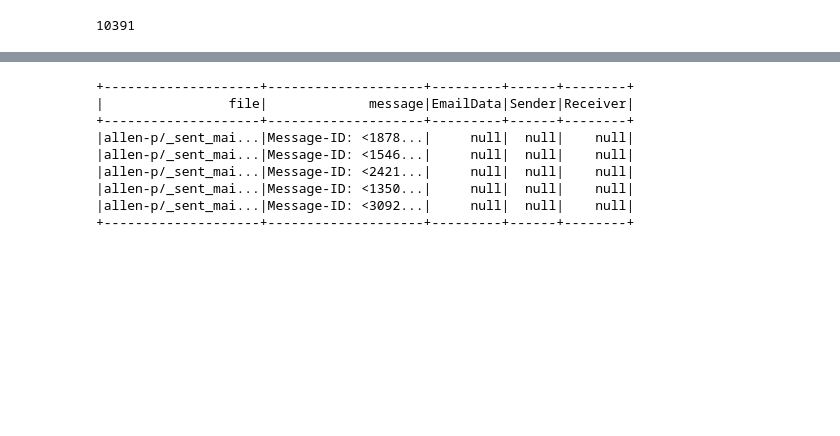
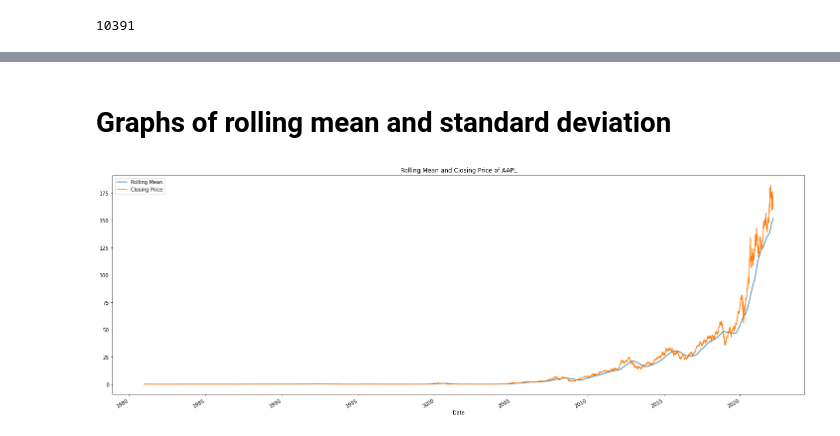
Before and after one commit to mj6meron/big-data-project, a Jupyter notebook: program.ipynb, the cells around one changed output, grey strips where cells are left out. Cells and saved outputs as stored; diff of their text form; code cells hidden in the pictures; blank space fills up the shorter version.

```diff
--- a/program.ipynb
+++ b/program.ipynb
@@ -173,41 +84,17 @@ df_pyspark.show(15)
-# %%
-from pyspark.sql.types import StructType, StructField, StringType
-from pyspark.sql.functions import udf
-
-# Define a UDF to parse email message and extract sender and receiver
-def parse_email_message(message):
-    e = email.message_from_string(message)
-    e = email.message_from_string(message)
-    sender = e.get('From')
-    reciever = e.get('To')
-    #print(f"Message: {message}")
-    #print(f"Sender: {sender}")
-    #print(f"Receiver: {reciever}")
-    #return (sender, reciever)
-
-# Define the schema for the struct type
-email_schema = StructType([
-    StructField('Sender', StringType(), True),
-    StructField('Receiver', StringType(), True)
-])
-
-# Convert the UDF to return a struct type
-parse_email_message_udf = udf(parse_email_message, email_schema)
-
-# Add columns for sender and receiver using the UDF
-df_pyspark = df_pyspark.withColumn('EmailData', parse_email_message_udf('message'))
-df_pyspark = df_pyspark.withColumn('Sender', df_pyspark['EmailData']['Sender'])
-df_pyspark = df_pyspark.withColumn('Receiver', df_pyspark['EmailData']['Receiver'])
-
-# Show the first few rows of the DataFrame
-df_pyspark.show(5)
-# %% [output]
-+--------------------+--------------------+---------+------+--------+
-|                file|             message|EmailData|Sender|Receiver|
-+--------------------+--------------------+---------+------+--------+
-|allen-p/_sent_mai...|Message-ID: <1878...|     null|  null|    null|
-|allen-p/_sent_mai...|Message-ID: <1546...|     null|  null|    null|
-|allen-p/_sent_mai...|Message-ID: <2421...|     null|  null|    null|
-|allen-p/_sent_mai...|Message-ID: <1350...|     null|  null|    null|
-|allen-p/_sent_mai...|Message-ID: <3092...|     null|  null|    null|
-+--------------------+--------------------+---------+------+--------+
+# %% [markdown]
+# Graphs of rolling mean and standard deviation
+# %%
+# Set the date column as the index for the Pandas DataFrame
+pdf.set_index('Date', inplace=True)
+
+# Plot the rolling mean and closing price against the index
+pdf[['rolling_mean', 'Close']].plot(figsize=(25,9))
+
+# Set the title and legend for the plot
+plt.title("Rolling Mean and Closing Price of AAPL")
+plt.legend(['Rolling Mean', 'Closing Price'])
+
+# Show the plot
+plt.show()
+# %% [output]
+[figure, added]
```
Also changed, not shown: parts of 19 cells of this notebook.
